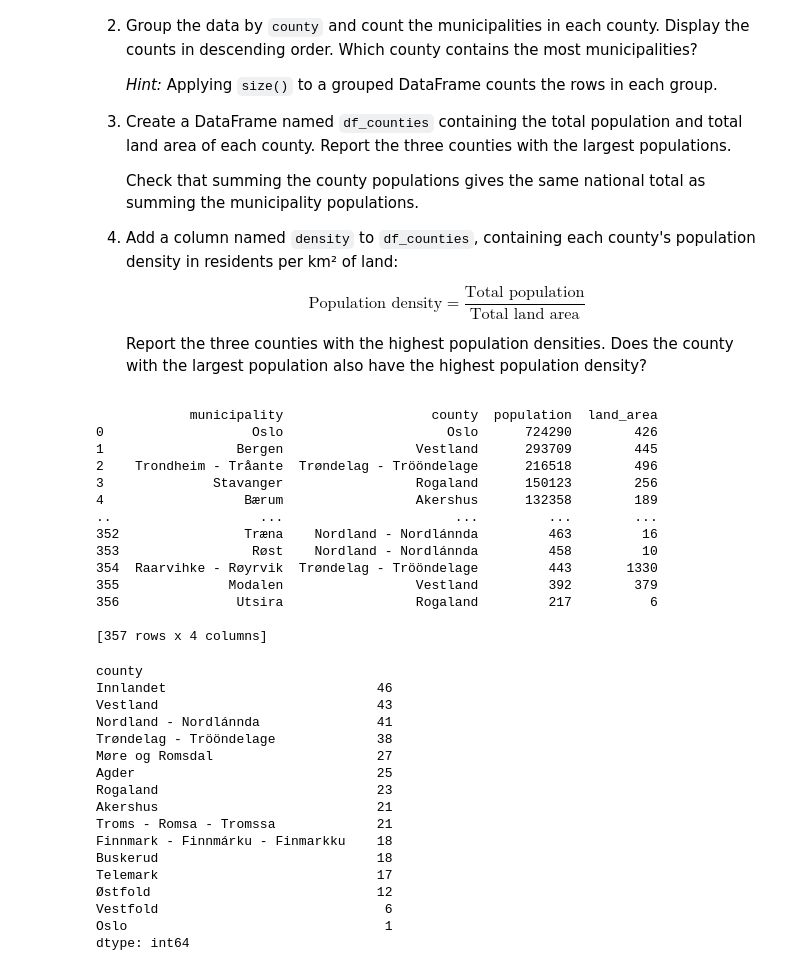
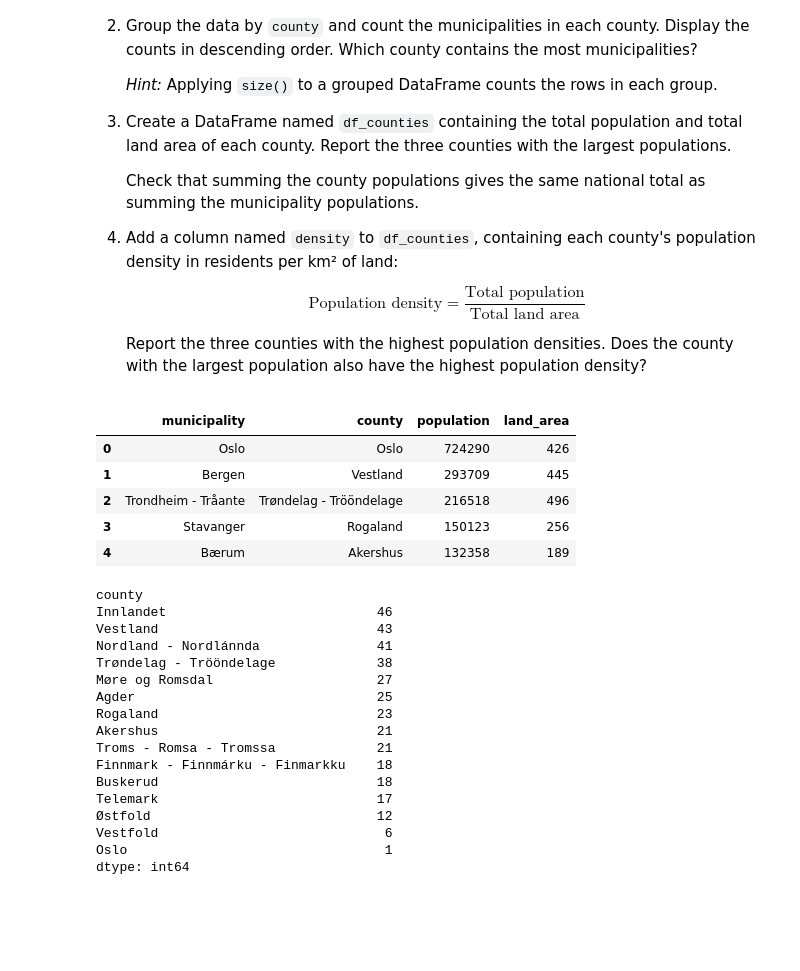
Before and after one commit to evalyn-code/TECH2-H26, a Jupyter notebook: workshops/workshop4/workshop4 copy.ipynb, the cells around one changed output. Cells and saved outputs as stored; diff of their text form; code cells hidden in the pictures; blank space fills up the shorter version.

```diff
--- a/workshops/workshop4/workshop4 copy.ipynb
+++ b/workshops/workshop4/workshop4 copy.ipynb
@@ -39,26 +39,20 @@ density.
 # %%
 import pandas as pd
 
 DATA_PATH = '../../data'
 filepath = f'{DATA_PATH}/ssb/municipalities.csv'
 
+#read in the data and inspect it
 columns = ['municipality', 'county', 'population', 'land_area']
-df = pd.read_csv(filepath, usecols=columns)
 
-print(df)
+df_muni = pd.read_csv(filepath, sep=',', usecols=columns)
+
+df_muni.head()
 # %% [output]
-            municipality                   county  population  land_area
-0                   Oslo                     Oslo      724290        426
-1                 Bergen                 Vestland      293709        445
-2    Trondheim - Tråante  Trøndelag - Trööndelage      216518        496
-3              Stavanger                 Rogaland      150123        256
-4                  Bærum                 Akershus      132358        189
-..                   ...                      ...         ...        ...
-352                Træna    Nordland - Nordlánnda         463         16
-353                 Røst    Nordland - Nordlánnda         458         10
-354  Raarvihke - Røyrvik  Trøndelag - Trööndelage         443       1330
-355              Modalen                 Vestland         392        379
-356               Utsira                 Rogaland         217          6
-
-[357 rows x 4 columns]
+|  | municipality | county | population | land_area |
+| 0 | Oslo | Oslo | 724290 | 426 |
+| 1 | Bergen | Vestland | 293709 | 445 |
+| 2 | Trondheim - Tråante | Trøndelag - Trööndelage | 216518 | 496 |
+| 3 | Stavanger | Rogaland | 150123 | 256 |
+| 4 | Bærum | Akershus | 132358 | 189 |
 # %%
```
Also changed, not shown: parts of 10 cells of this notebook.
